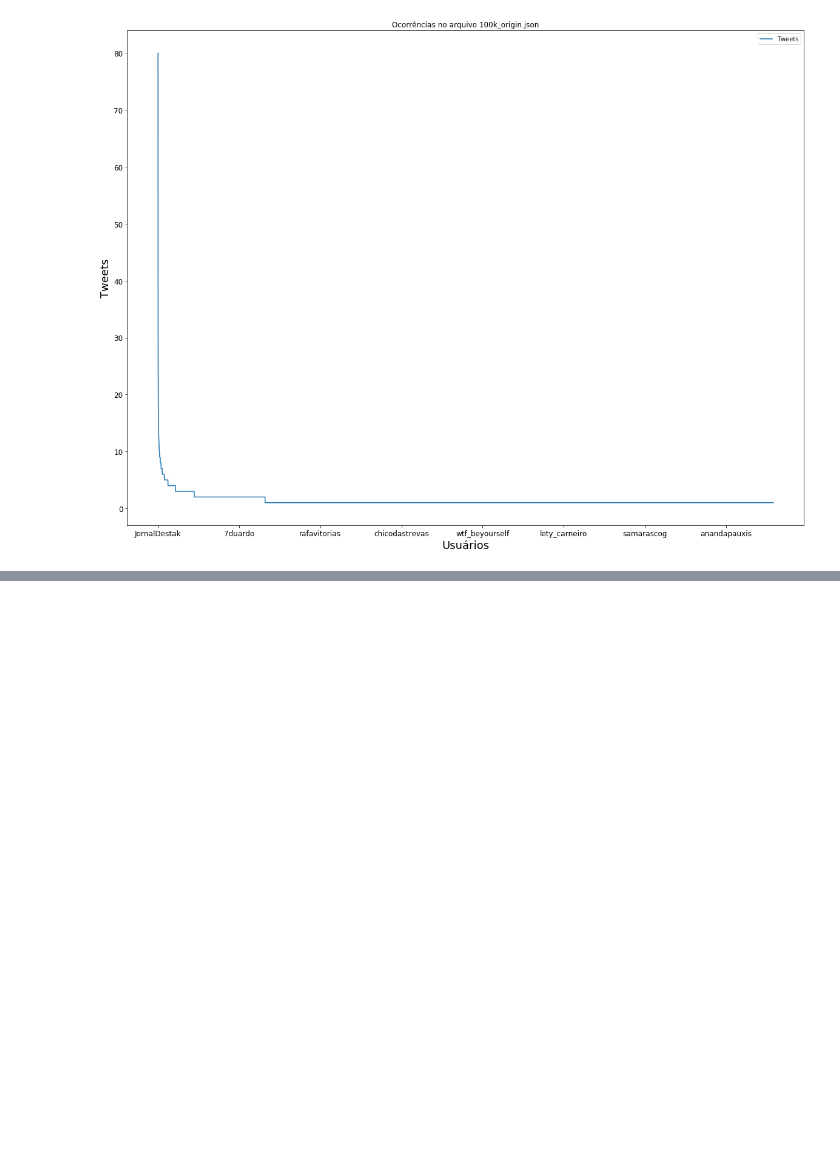
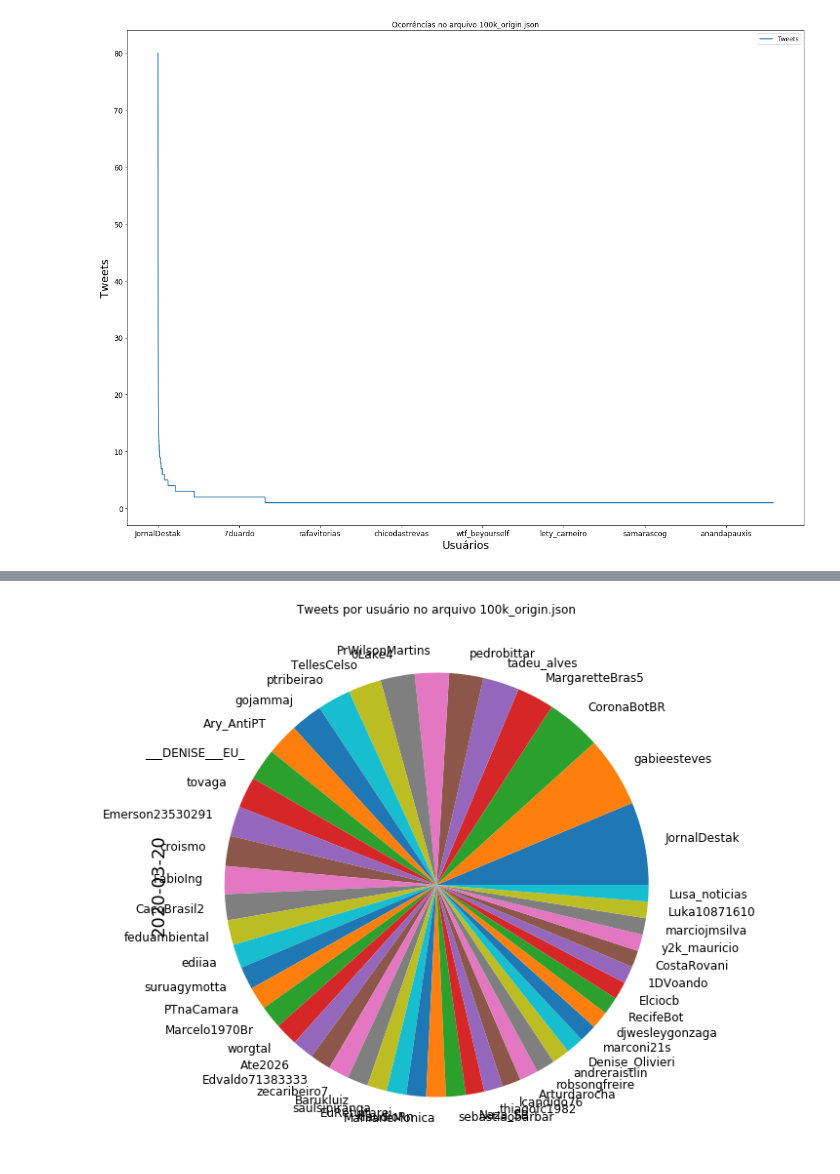
Before and after one commit to larissafv/squad5, a Jupyter notebook: Dados_GIsele/Limpos_Giselle.ipynb, the cells around one changed output, grey strips where cells are left out. Saved outputs shown, nothing was run; the diff lists cells and outputs as text; code cells hidden in the pictures; blank space fills up the shorter version.

```diff
--- a/Dados_GIsele/Limpos_Giselle.ipynb
+++ b/Dados_GIsele/Limpos_Giselle.ipynb
@@ -224,0 +298,7 @@ plt.show()
+# %%
+grafico = new.sort_values('2020-03-20',ascending=False)[:50].plot(y='2020-03-20',kind='pie', title ="Tweets por usuário no arquivo 100k_origin.json",figsize=(15,10),legend=False, fontsize=12)
+grafico.set_ylabel("2020-03-20",fontsize=18)
+
+plt.show()
+# %% [output]
+[figure, added]
```
Also changed, not shown: parts of 23 cells of this notebook.
